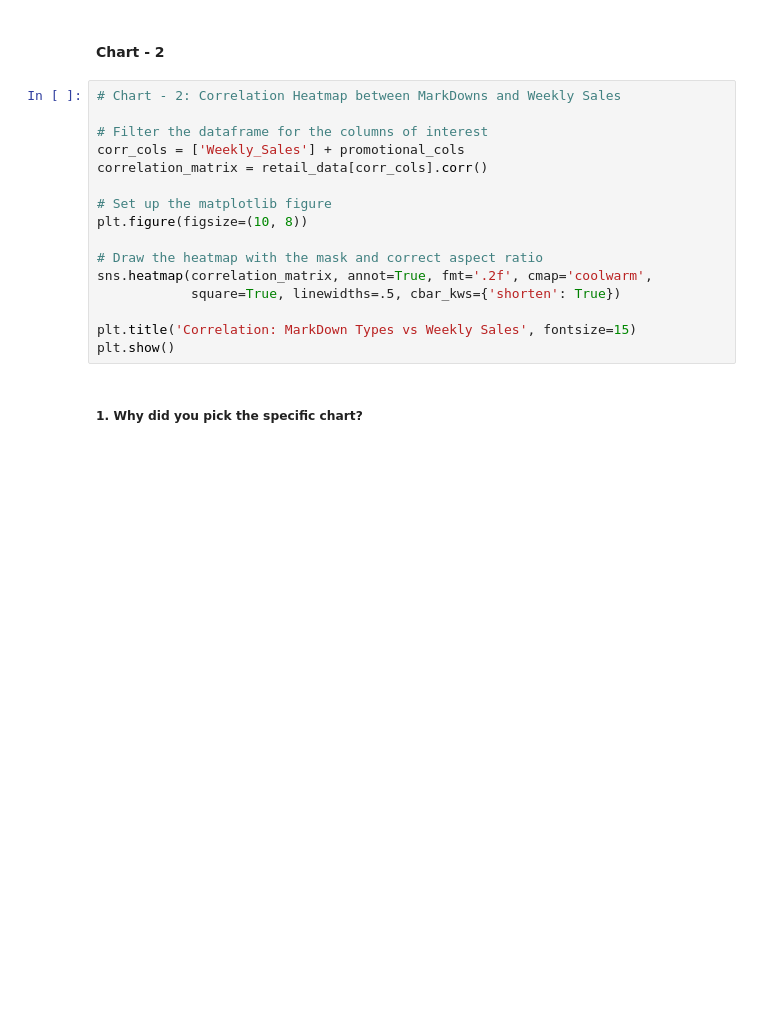
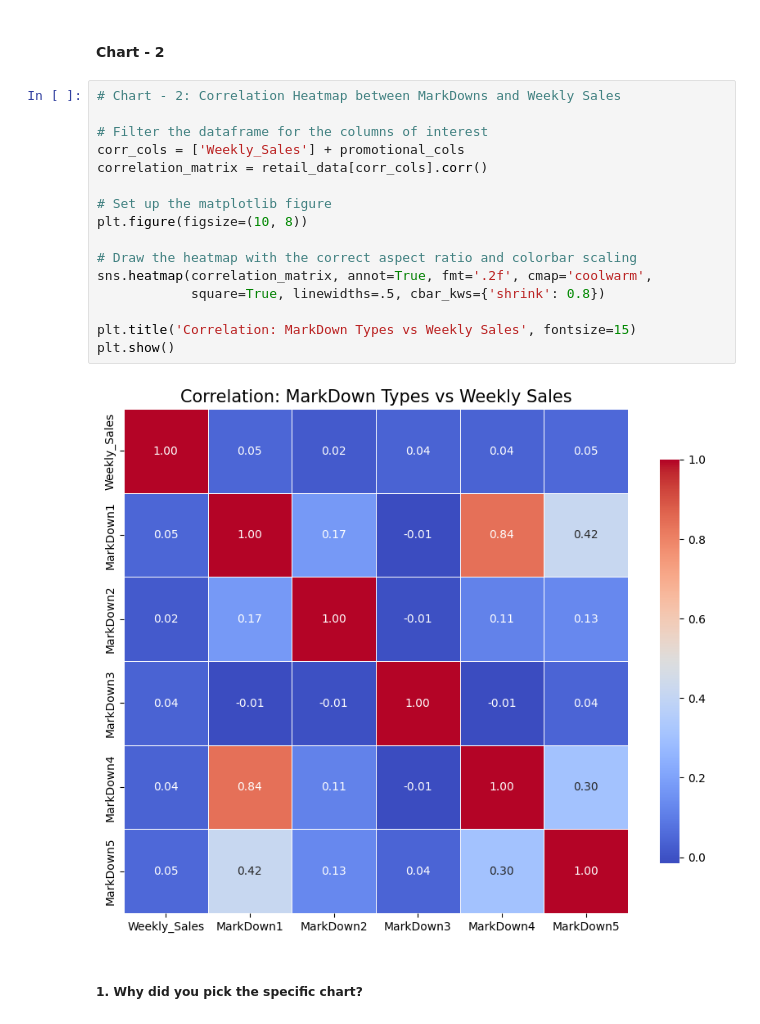
Before and after one commit to amol004/Integrated-Retail-Analytics-for-Store-Optimization-Advanced-Machine-Learning, a Jupyter notebook: Integrated_Retail_Analytics_for_Store_Optimization.ipynb, the cells around one changed output. Saved outputs shown, nothing was run; the diff lists cells and outputs as text; blank space fills up the shorter version.

```diff
--- a/Integrated_Retail_Analytics_for_Store_Optimization.ipynb
+++ b/Integrated_Retail_Analytics_for_Store_Optimization.ipynb
@@ -658,19 +658,21 @@ Are there any insights that lead to negative growth? Justify with specific reaso
 # %%
 # Chart - 2: Correlation Heatmap between MarkDowns and Weekly Sales
 
 # Filter the dataframe for the columns of interest
 corr_cols = ['Weekly_Sales'] + promotional_cols
 correlation_matrix = retail_data[corr_cols].corr()
 
 # Set up the matplotlib figure
 plt.figure(figsize=(10, 8))
 
-# Draw the heatmap with the mask and correct aspect ratio
+# Draw the heatmap with the correct aspect ratio and colorbar scaling
 sns.heatmap(correlation_matrix, annot=True, fmt='.2f', cmap='coolwarm',
-            square=True, linewidths=.5, cbar_kws={'shorten': True})
+            square=True, linewidths=.5, cbar_kws={'shrink': 0.8})
 
 plt.title('Correlation: MarkDown Types vs Weekly Sales', fontsize=15)
 plt.show()
+# %% [output]
+[figure, added]
 # %% [markdown]
 ##### 1. Why did you pick the specific chart?
 # %% [markdown]
```
